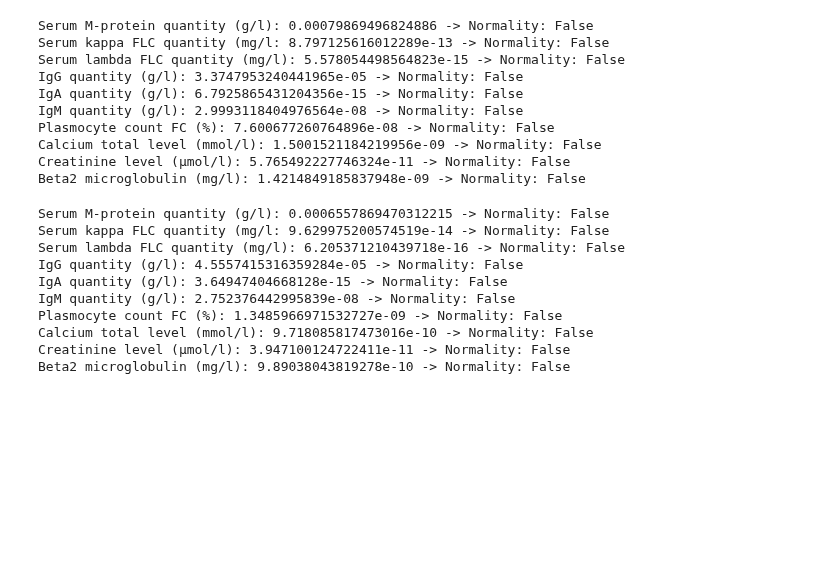
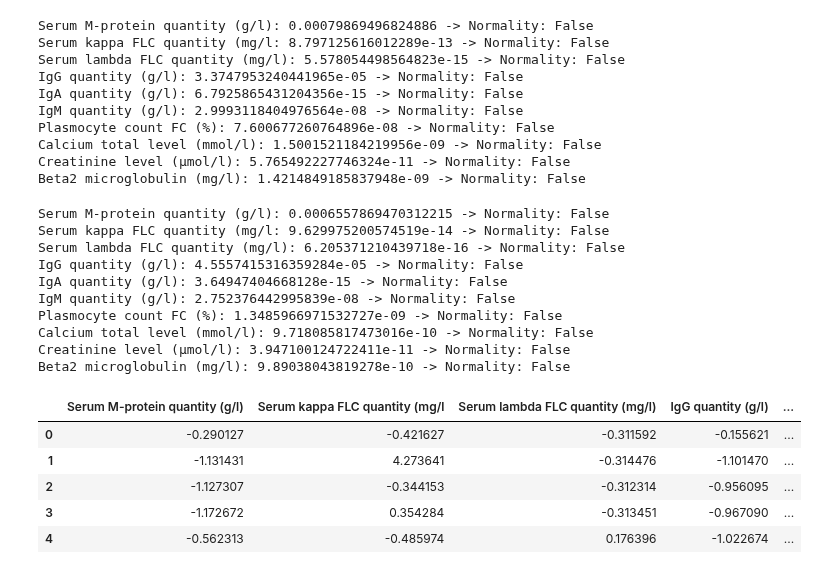
Before and after one commit to lukas1110/Analysis-of-multiple-myelomas-from-dual-CT, a Jupyter notebook: data_analysis/clinical_data_analysis.ipynb, the cells around one changed output. Drawn from its saved outputs; the diff is of its cells as text; code cells hidden in the pictures; blank space fills up the shorter version.

```diff
--- a/data_analysis/clinical_data_analysis.ipynb
+++ b/data_analysis/clinical_data_analysis.ipynb
@@ -141,3 +165,16 @@ Plasmocyte count FC (%): 1.3485966971532727e-09 -> Normality: False
 Calcium total level (mmol/l): 9.718085817473016e-10 -> Normality: False
 Creatinine level (µmol/l): 3.947100124722411e-11 -> Normality: False
 Beta2 microglobulin (mg/l): 9.89038043819278e-10 -> Normality: False
+# %%
+# STANDARDIZED DATA
+scaler = StandardScaler()
+
+clinical_scaled = pd.DataFrame(scaler.fit_transform(df[numeric_cols]), columns=df[numeric_cols].columns, index=df[numeric_cols].index)
+clinical_scaled.head()
+# %% [output]
+|  | Serum M-protein quantity (g/l) | Serum kappa FLC quantity (mg/l | Serum lambda FLC quantity (mg/l) | IgG quantity (g/l) | ... |
+| 0 | -0.290127 | -0.421627 | -0.311592 | -0.155621 | ... |
+| 1 | -1.131431 | 4.273641 | -0.314476 | -1.101470 | ... |
+| 2 | -1.127307 | -0.344153 | -0.312314 | -0.956095 | ... |
+| 3 | -1.172672 | 0.354284 | -0.313451 | -0.967090 | ... |
+| 4 | -0.562313 | -0.485974 | 0.176396 | -1.022674 | ... |
```
Also changed, not shown: parts of 13 cells of this notebook, 1 other file.
